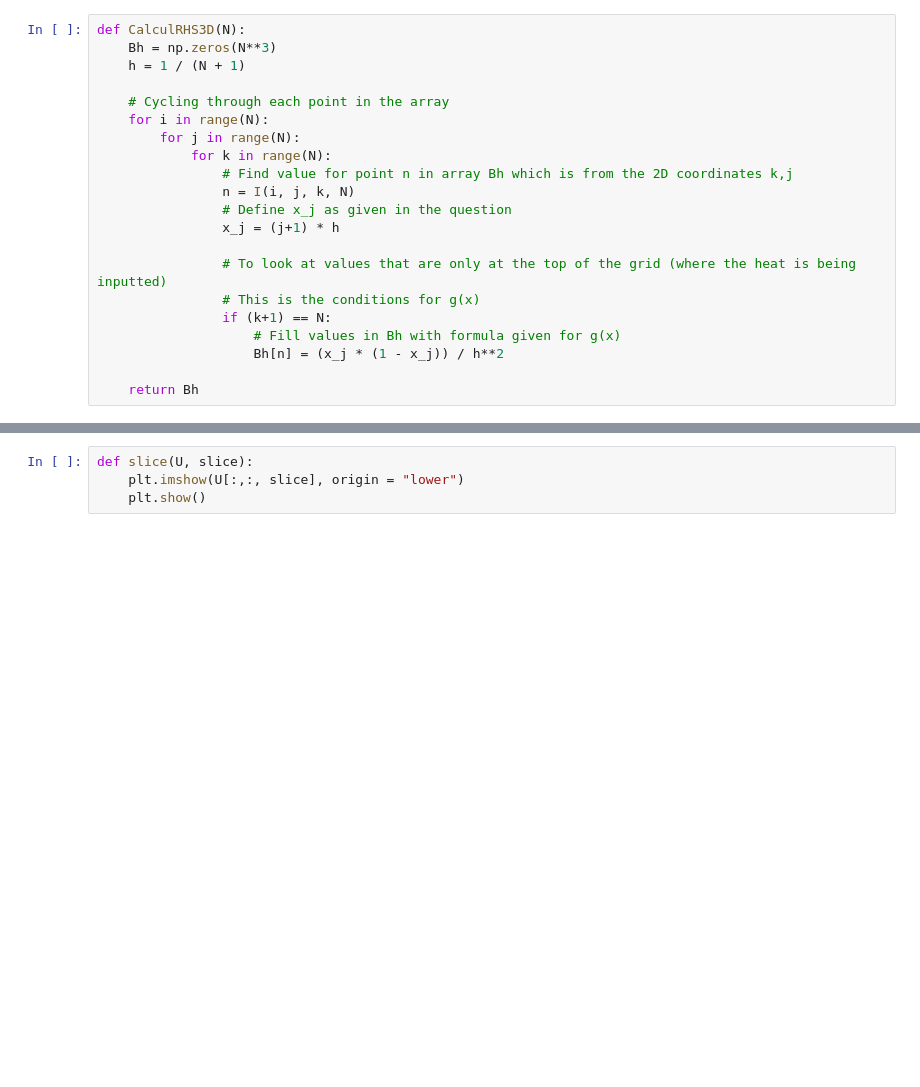
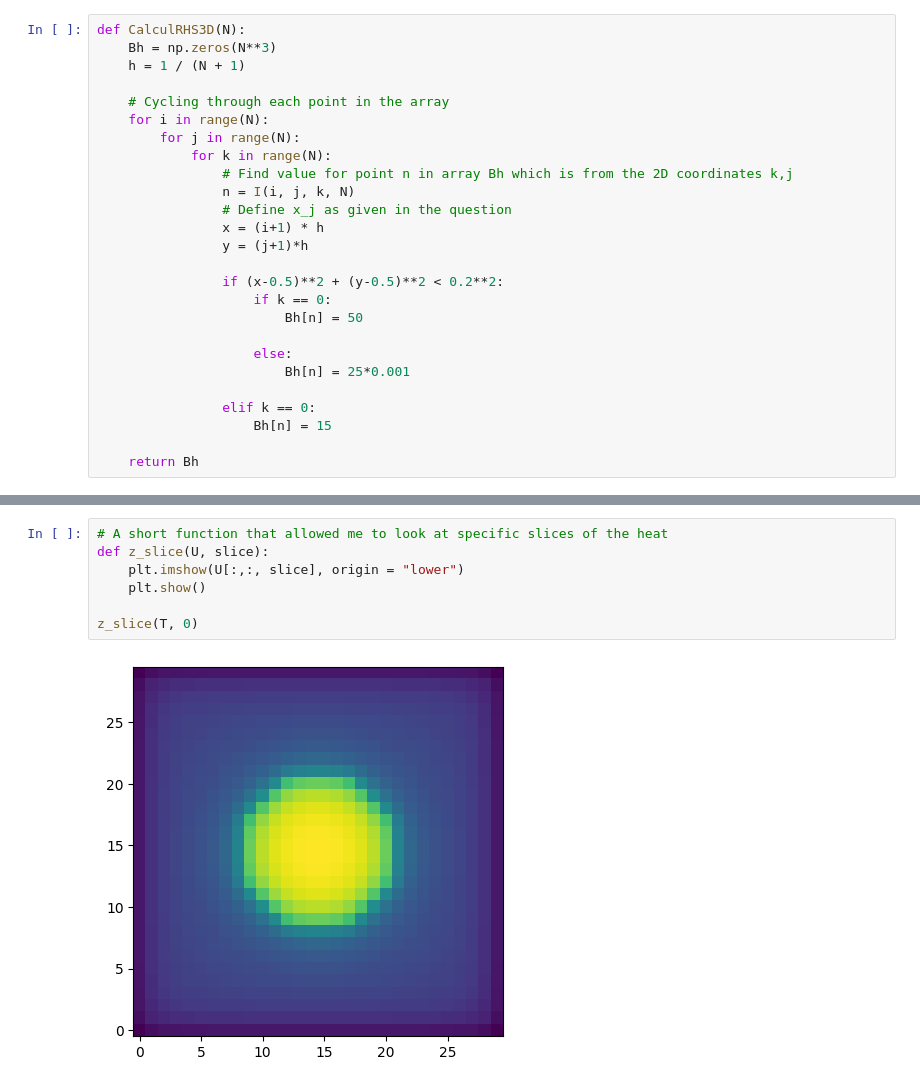
Before and after one commit to GwennyR/AQM_summative_simulation, a Jupyter notebook: notebook.ipynb, the cells around one changed output, grey strips where cells are left out. Drawn from its saved outputs; the diff is of its cells as text; blank space fills up the shorter version.

```diff
--- a/notebook.ipynb
+++ b/notebook.ipynb
@@ -70,13 +112,18 @@ def CalculRHS3D(N):
                 # Find value for point n in array Bh which is from the 2D coordinates k,j
                 n = I(i, j, k, N)
                 # Define x_j as given in the question
-                x_j = (j+1) * h
+                x = (i+1) * h
+                y = (j+1)*h
 
-                # To look at values that are only at the top of the grid (where the heat is being inputted)
-                # This is the conditions for g(x)
-                if (k+1) == N:
-                    # Fill values in Bh with formula given for g(x)
-                    Bh[n] = (x_j * (1 - x_j)) / h**2
+                if (x-0.5)**2 + (y-0.5)**2 < 0.2**2:
+                    if k == 0:
+                        Bh[n] = 50
+
+                    else:
+                        Bh[n] = 25*0.001
+
+                elif k == 0:
+                    Bh[n] = 15
 
     return Bh
 # %%
@@ -93,5 +142,10 @@ AttributeError: module 'sympy' has no attribute 'sparse'
 # %%
-def slice(U, slice):
+# A short function that allowed me to look at specific slices of the heat
+def z_slice(U, slice):
     plt.imshow(U[:,:, slice], origin = "lower")
     plt.show()
+
+z_slice(T, 0)
+# %% [output]
+[figure, added]
 # %%
```
Also changed, not shown: parts of 11 cells of this notebook.
